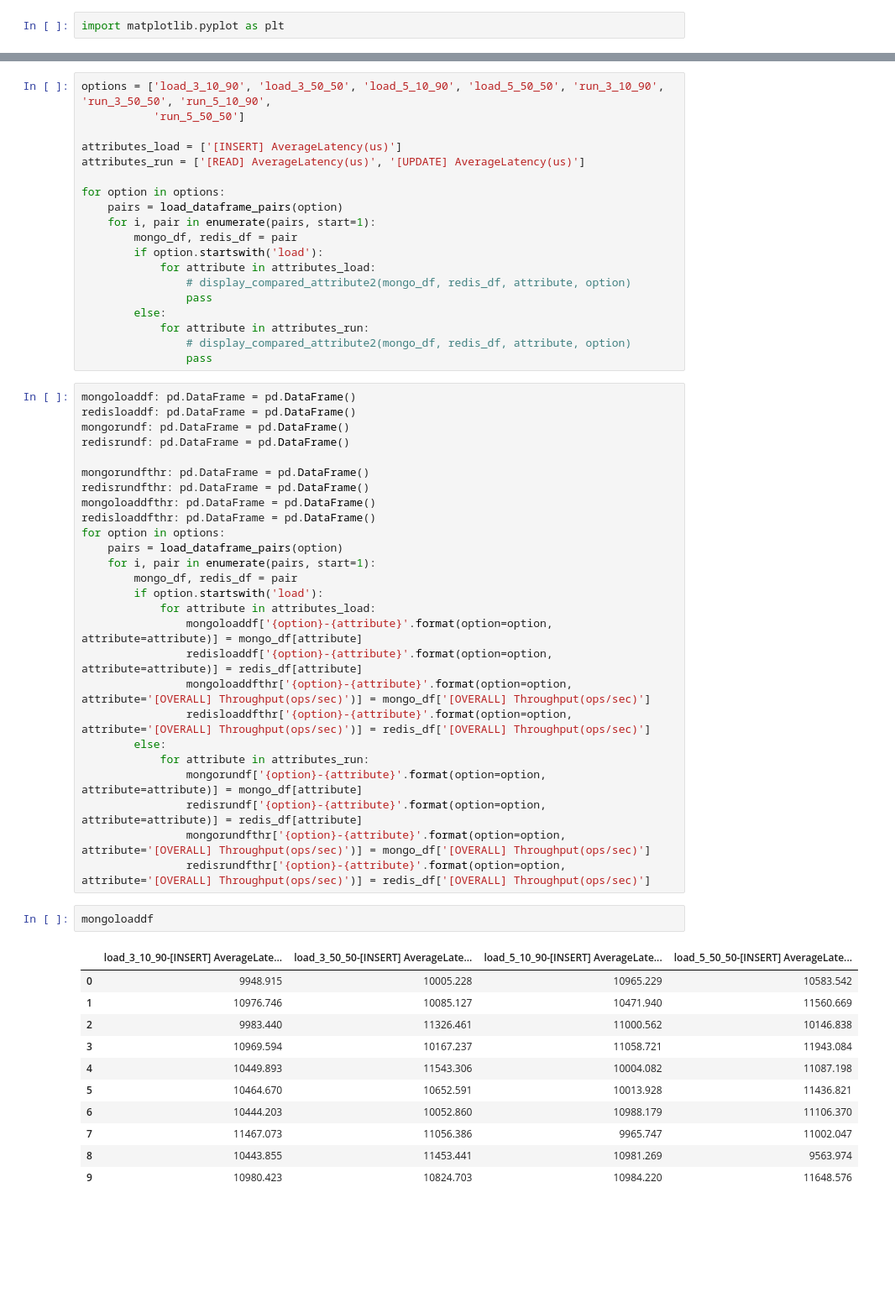
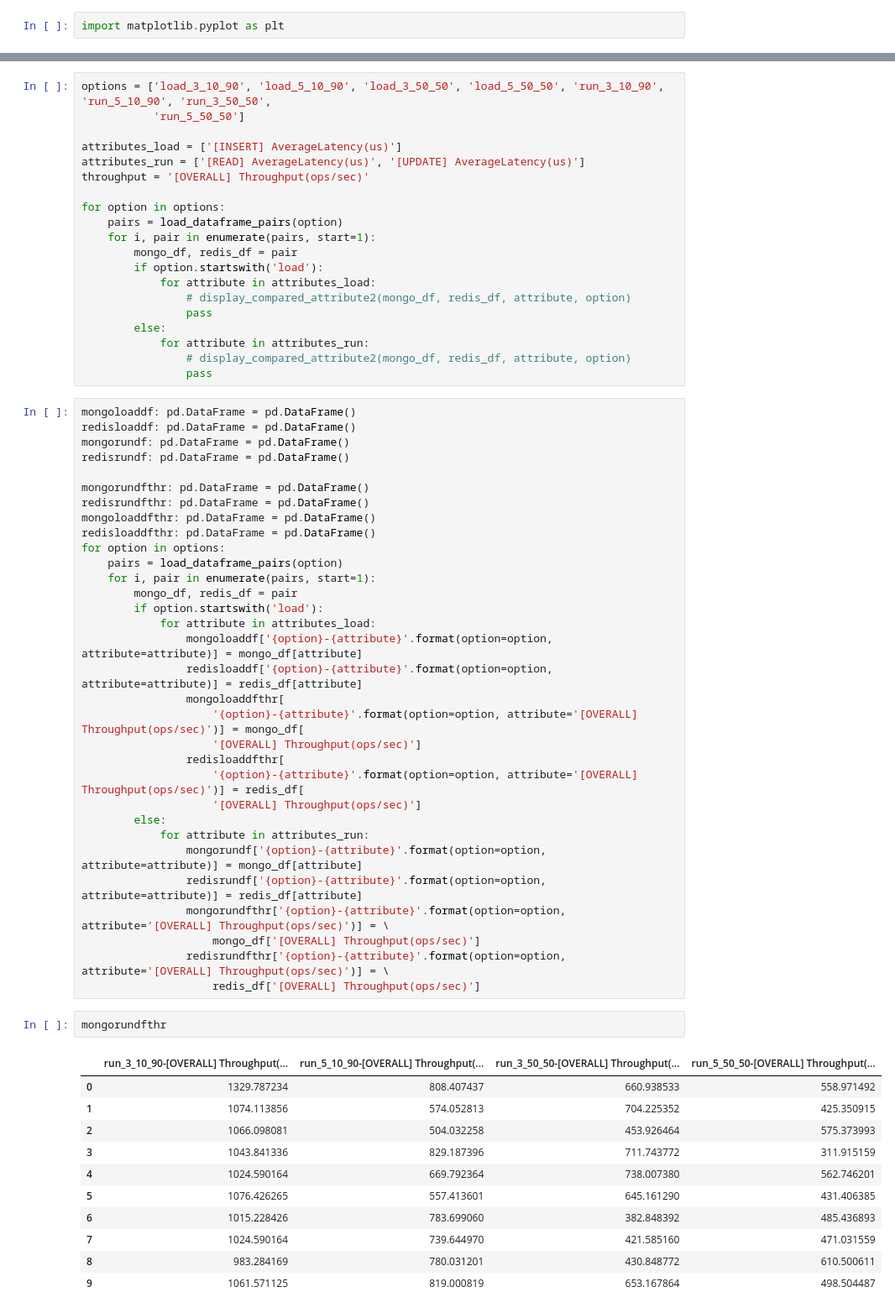
Before and after one commit to nicolegros/quantum-nebula, a Jupyter notebook: src/02-plots.ipynb, the cells around one changed output, grey strips where cells are left out. Shown: that part at 84% size. Saved outputs shown, nothing was run; the diff lists cells and outputs as text; blank space fills up the shorter version.

```diff
--- a/src/02-plots.ipynb
+++ b/src/02-plots.ipynb
@@ -50,9 +53,10 @@ plt.show()
 # %%
-options = ['load_3_10_90', 'load_3_50_50', 'load_5_10_90', 'load_5_50_50', 'run_3_10_90', 'run_3_50_50', 'run_5_10_90',
+options = ['load_3_10_90', 'load_5_10_90', 'load_3_50_50', 'load_5_50_50', 'run_3_10_90', 'run_5_10_90', 'run_3_50_50',
            'run_5_50_50']
 
 attributes_load = ['[INSERT] AverageLatency(us)']
 attributes_run = ['[READ] AverageLatency(us)', '[UPDATE] AverageLatency(us)']
+throughput = '[OVERALL] Throughput(ops/sec)'
 
 for option in options:
     pairs = load_dataframe_pairs(option)
@@ -84,25 +88,31 @@ for option in options:
             for attribute in attributes_load:
                 mongoloaddf['{option}-{attribute}'.format(option=option, attribute=attribute)] = mongo_df[attribute]
                 redisloaddf['{option}-{attribute}'.format(option=option, attribute=attribute)] = redis_df[attribute]
-                mongoloaddfthr['{option}-{attribute}'.format(option=option, attribute='[OVERALL] Throughput(ops/sec)')] = mongo_df['[OVERALL] Throughput(ops/sec)']
-                redisloaddfthr['{option}-{attribute}'.format(option=option, attribute='[OVERALL] Throughput(ops/sec)')] = redis_df['[OVERALL] Throughput(ops/sec)']
+                mongoloaddfthr[
+                    '{option}-{attribute}'.format(option=option, attribute='[OVERALL] Throughput(ops/sec)')] = mongo_df[
+                    '[OVERALL] Throughput(ops/sec)']
+                redisloaddfthr[
+                    '{option}-{attribute}'.format(option=option, attribute='[OVERALL] Throughput(ops/sec)')] = redis_df[
+                    '[OVERALL] Throughput(ops/sec)']
         else:
             for attribute in attributes_run:
                 mongorundf['{option}-{attribute}'.format(option=option, attribute=attribute)] = mongo_df[attribute]
                 redisrundf['{option}-{attribute}'.format(option=option, attribute=attribute)] = redis_df[attribute]
-                mongorundfthr['{option}-{attribute}'.format(option=option, attribute='[OVERALL] Throughput(ops/sec)')] = mongo_df['[OVERALL] Throughput(ops/sec)']
-                redisrundfthr['{option}-{attribute}'.format(option=option, attribute='[OVERALL] Throughput(ops/sec)')] = redis_df['[OVERALL] Throughput(ops/sec)']
+                mongorundfthr['{option}-{attribute}'.format(option=option, attribute='[OVERALL] Throughput(ops/sec)')] = \
+                    mongo_df['[OVERALL] Throughput(ops/sec)']
+                redisrundfthr['{option}-{attribute}'.format(option=option, attribute='[OVERALL] Throughput(ops/sec)')] = \
+                    redis_df['[OVERALL] Throughput(ops/sec)']
 # %%
-mongoloaddf
+mongorundfthr
 # %% [output]
-|  | load_3_10_90-[INSERT] AverageLate... | load_3_50_50-[INSERT] AverageLate... | load_5_10_90-[INSERT] AverageLate... | load_5_50_50-[INSERT] AverageLate... |
-| 0 | 9948.915 | 10005.228 | 10965.229 | 10583.542 |
-| 1 | 10976.746 | 10085.127 | 10471.940 | 11560.669 |
-| 2 | 9983.440 | 11326.461 | 11000.562 | 10146.838 |
-| 3 | 10969.594 | 10167.237 | 11058.721 | 11943.084 |
-| 4 | 10449.893 | 11543.306 | 10004.082 | 11087.198 |
-| 5 | 10464.670 | 10652.591 | 10013.928 | 11436.821 |
-| 6 | 10444.203 | 10052.860 | 10988.179 | 11106.370 |
-| 7 | 11467.073 | 11056.386 | 9965.747 | 11002.047 |
-| 8 | 10443.855 | 11453.441 | 10981.269 | 9563.974 |
-| 9 | 10980.423 | 10824.703 | 10984.220 | 11648.576 |
+|  | run_3_10_90-[OVERALL] Throughput(... | run_5_10_90-[OVERALL] Throughput(... | run_3_50_50-[OVERALL] Throughput(... | run_5_50_50-[OVERALL] Throughput(... |
+| 0 | 1329.787234 | 808.407437 | 660.938533 | 558.971492 |
+| 1 | 1074.113856 | 574.052813 | 704.225352 | 425.350915 |
+| 2 | 1066.098081 | 504.032258 | 453.926464 | 575.373993 |
+| 3 | 1043.841336 | 829.187396 | 711.743772 | 311.915159 |
+| 4 | 1024.590164 | 669.792364 | 738.007380 | 562.746201 |
+| 5 | 1076.426265 | 557.413601 | 645.161290 | 431.406385 |
+| 6 | 1015.228426 | 783.699060 | 382.848392 | 485.436893 |
+| 7 | 1024.590164 | 739.644970 | 421.585160 | 471.031559 |
+| 8 | 983.284169 | 780.031201 | 430.848772 | 610.500611 |
+| 9 | 1061.571125 | 819.000819 | 653.167864 | 498.504487 |
```
Also changed, not shown: parts of 11 cells of this notebook.
